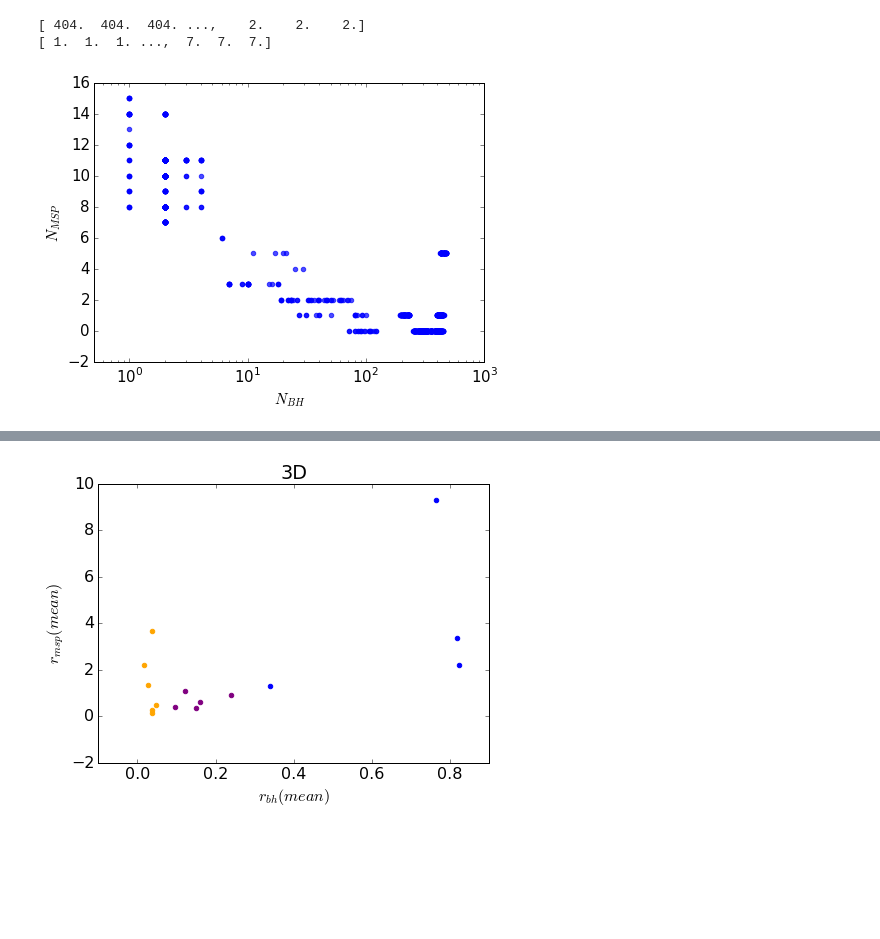
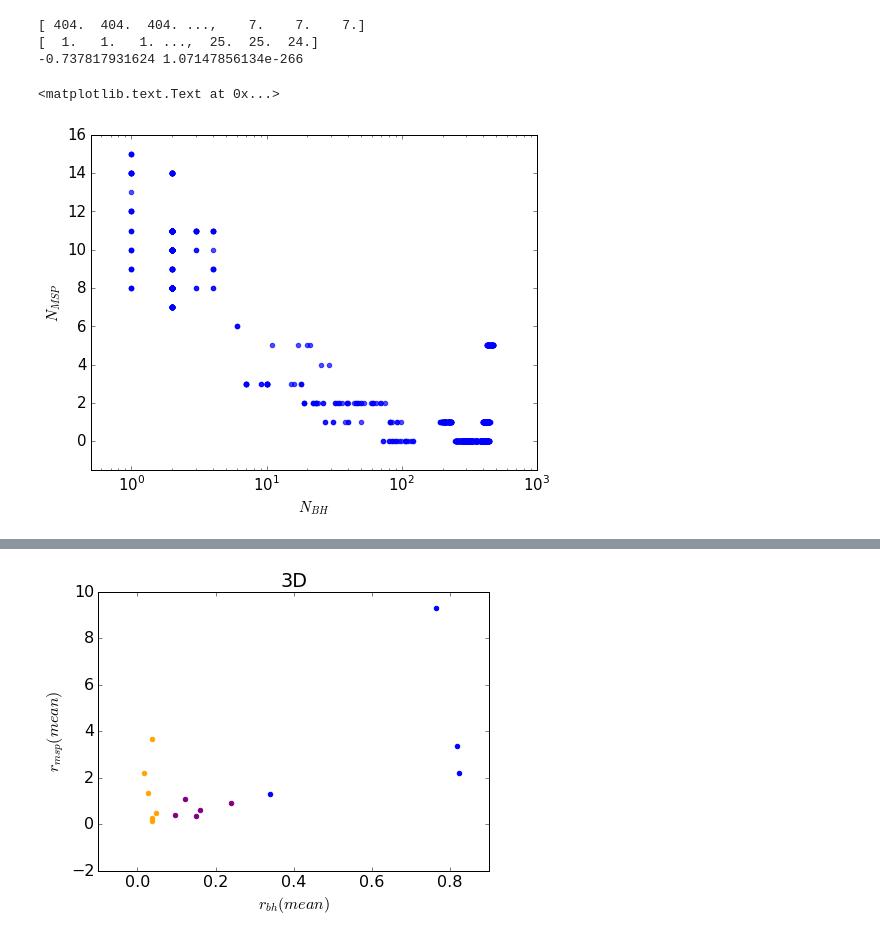
Before and after one commit to claireshiye/MyPythonCode, a Jupyter notebook: ns_plot.ipynb, the cells around one changed output, grey strips where cells are left out. Drawn from its saved outputs; the diff is of its cells as text; code cells hidden in the pictures; blank space fills up the shorter version.

Commit message:
Updates ns.py and ns_plot

```diff
--- a/ns_plot.ipynb
+++ b/ns_plot.ipynb
@@ -59,22 +151,29 @@ plt.legend(loc='upper left')
 # %%
-pd.options.display.max_rows = 4000
-data=np.genfromtxt('/projects/b1011/syr904/projects/PULSAR/kickgrid_runs/ns_number_10to12Gyr.dat')
-nbh=np.array(data[:,0]); ntot=np.array(data[:,1]); nmsp=np.array(data[:,2])
+#pd.options.display.max_rows = 4000
+data=np.genfromtxt('/projects/b1011/syr904/projects/PULSAR/kickgrid_runs/nsnumber_10to12Gyr.dat')
+nbh=np.array(data[:,2]); ntot=np.array(data[:,3]); nmsp=np.array(data[:,4])
+mtot=np.array(data[:, 6]); modelno=np.array(data[:,0])
 print nbh
 print nmsp
 
+rho, pval=scipy.stats.spearmanr(nbh, nmsp)
+print rho, pval
+
 matplotlib.rcParams.update({'font.size': 15})
-plt.rcParams['figure.figsize'] = [7, 5]
+plt.rcParams['figure.figsize'] = [8, 6]
 plt.figure()
 plt.scatter(nbh, nmsp, color='b', marker='o', s=20, alpha=0.7)
 
 plt.xlim(0.5,10**3)
 plt.xscale('log')
+plt.ylim(-1.5, 16)
 plt.xlabel(r'$N_{BH}$')
 plt.ylabel(r'$N_{MSP}$')
-#plt.show()
-plt.savefig(figsave+'nbhnmsp_10to12Gyr.pdf', dpi=300)
+##plt.show()
+#plt.savefig(figsave+'nbhnmsp_10to12Gyrextra.pdf', dpi=300)
 # %% [output]
-[ 404.  404.  404. ...,    2.    2.    2.]
-[ 1.  1.  1. ...,  7.  7.  7.]
+[ 404.  404.  404. ...,    7.    7.    7.]
+[  1.   1.   1. ...,  25.  25.  24.]
+-0.737817931624 1.07147856134e-266
+<matplotlib.text.Text at 0x...>
-[figure, old version]
+[figure, new version]
```
Also changed, not shown: parts of 22 cells of this notebook, 10 other files.
